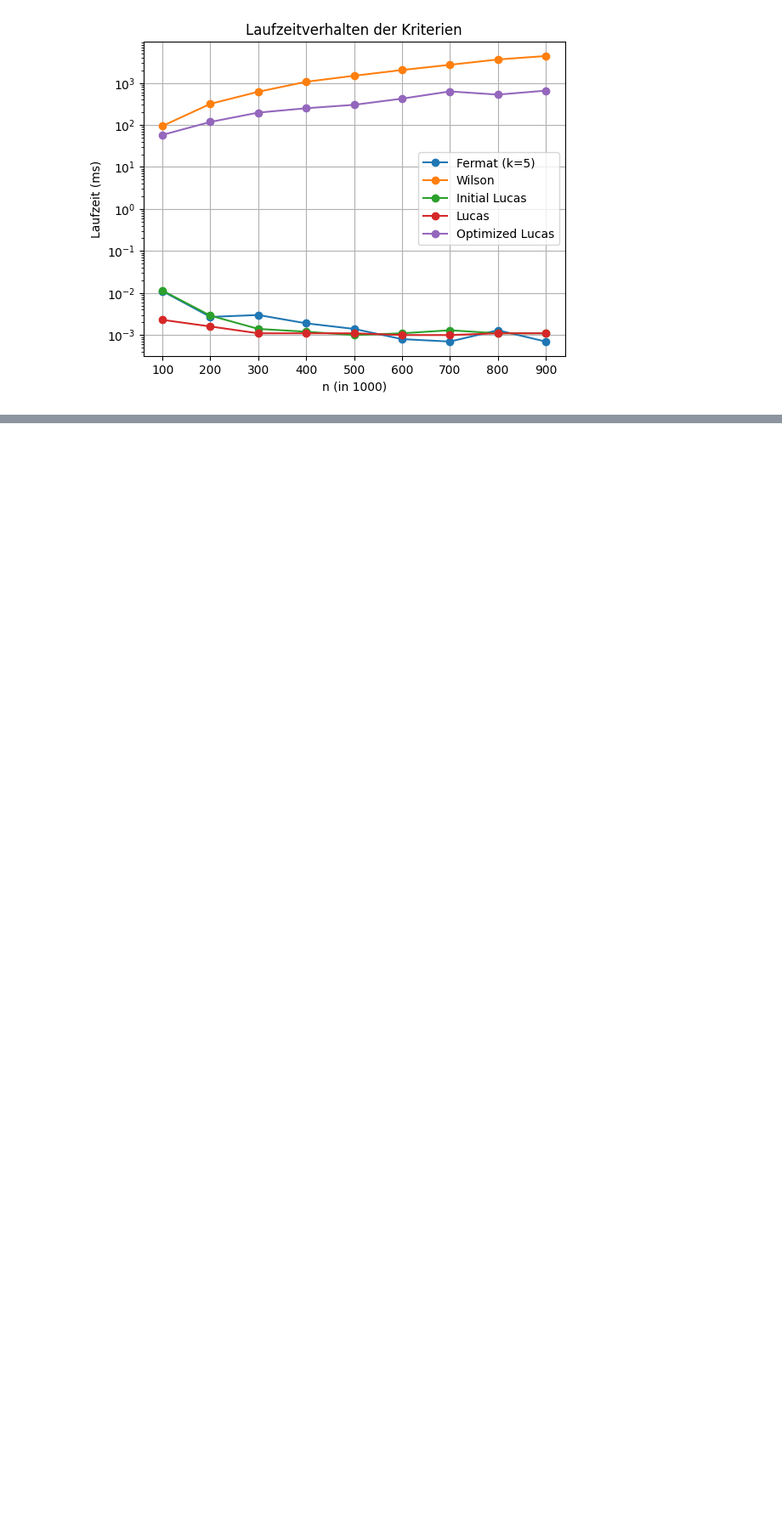
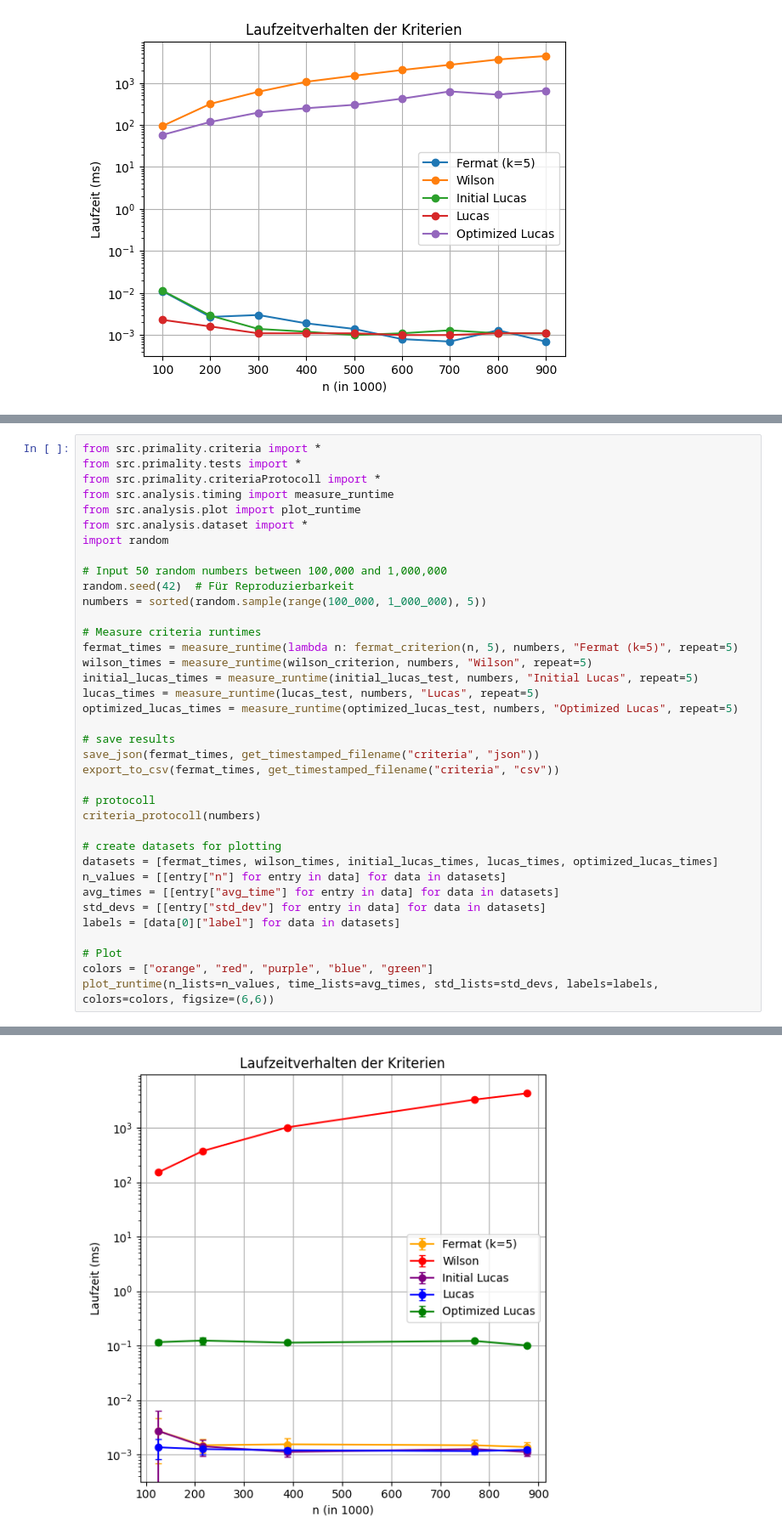
Before and after one commit to sp8cky/Primes, a Jupyter notebook: notebooks/analysis.ipynb, the cells around one changed output, grey strips where cells are left out. Shown at 85% size. Saved outputs shown, nothing was run; the diff lists cells and outputs as text; blank space fills up the shorter version.

Commit message:
plot changes

```diff
--- a/notebooks/analysis.ipynb
+++ b/notebooks/analysis.ipynb
@@ -92,0 +93,38 @@ plot_runtime(
+# %%
+from src.primality.criteria import *
+from src.primality.tests import *
+from src.primality.criteriaProtocoll import *
+from src.analysis.timing import measure_runtime
+from src.analysis.plot import plot_runtime
+from src.analysis.dataset import *
+import random
+
+# Input 50 random numbers between 100,000 and 1,000,000
+random.seed(42)  # Für Reproduzierbarkeit
+numbers = sorted(random.sample(range(100_000, 1_000_000), 5))
+
+# Measure criteria runtimes
+fermat_times = measure_runtime(lambda n: fermat_criterion(n, 5), numbers, "Fermat (k=5)", repeat=5)
+wilson_times = measure_runtime(wilson_criterion, numbers, "Wilson", repeat=5)
+initial_lucas_times = measure_runtime(initial_lucas_test, numbers, "Initial Lucas", repeat=5)
+lucas_times = measure_runtime(lucas_test, numbers, "Lucas", repeat=5)
+optimized_lucas_times = measure_runtime(optimized_lucas_test, numbers, "Optimized Lucas", repeat=5)
+
+# save results
+save_json(fermat_times, get_timestamped_filename("criteria", "json"))
+export_to_csv(fermat_times, get_timestamped_filename("criteria", "csv"))
+
+# protocoll
+criteria_protocoll(numbers)
+
+# create datasets for plotting
+datasets = [fermat_times, wilson_times, initial_lucas_times, lucas_times, optimized_lucas_times]
+n_values = [[entry["n"] for entry in data] for data in datasets]
+avg_times = [[entry["avg_time"] for entry in data] for data in datasets]
+std_devs = [[entry["std_dev"] for entry in data] for data in datasets]
+labels = [data[0]["label"] for data in datasets]
+
+# Plot
+colors = ["orange", "red", "purple", "blue", "green"]
+plot_runtime(n_lists=n_values, time_lists=avg_times, std_lists=std_devs, labels=labels, colors=colors, figsize=(6,6))
+# %% [output]
@@ -92,0 +148 @@ plot_runtime(
+[figure, added]
```
Also changed, not shown: parts of 2 cells of this notebook, 28 other files.
